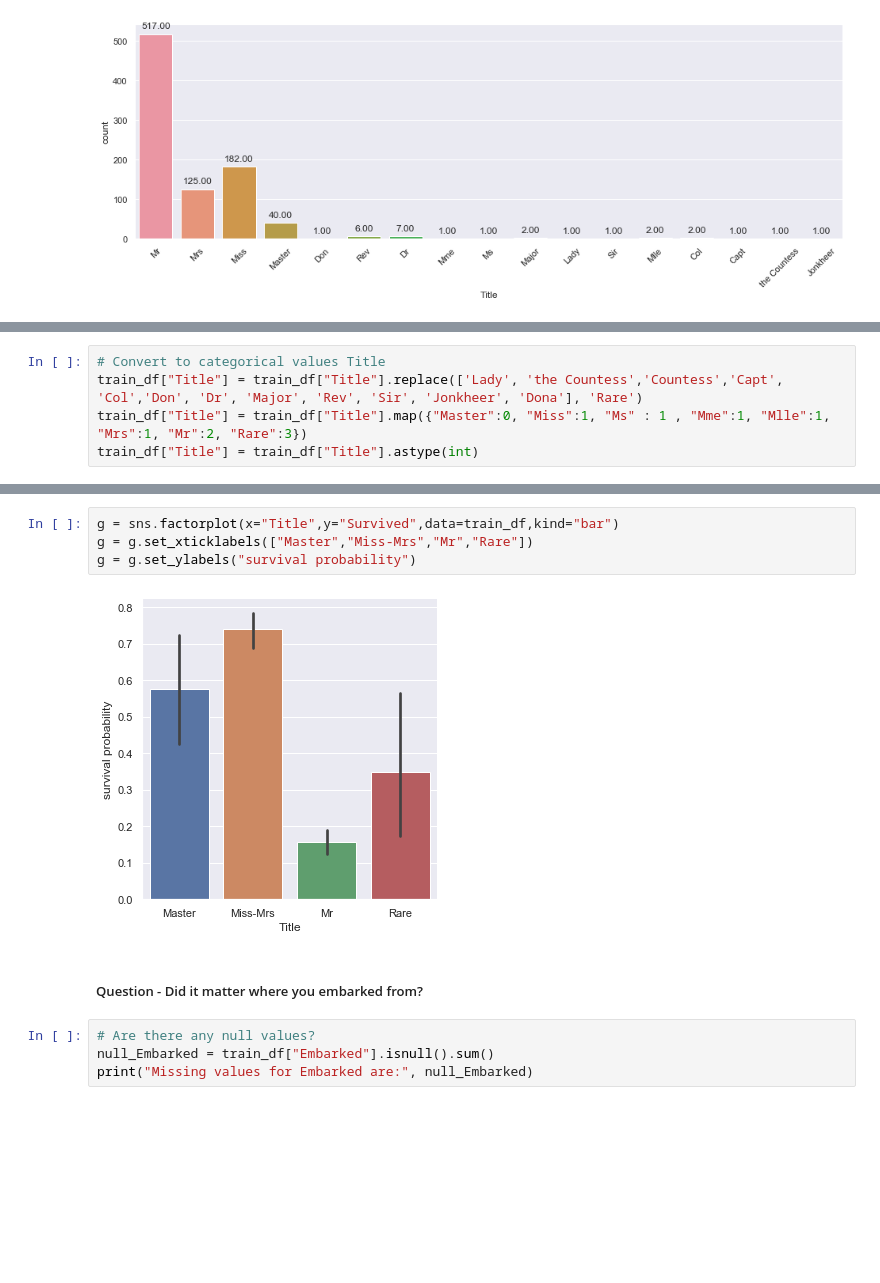
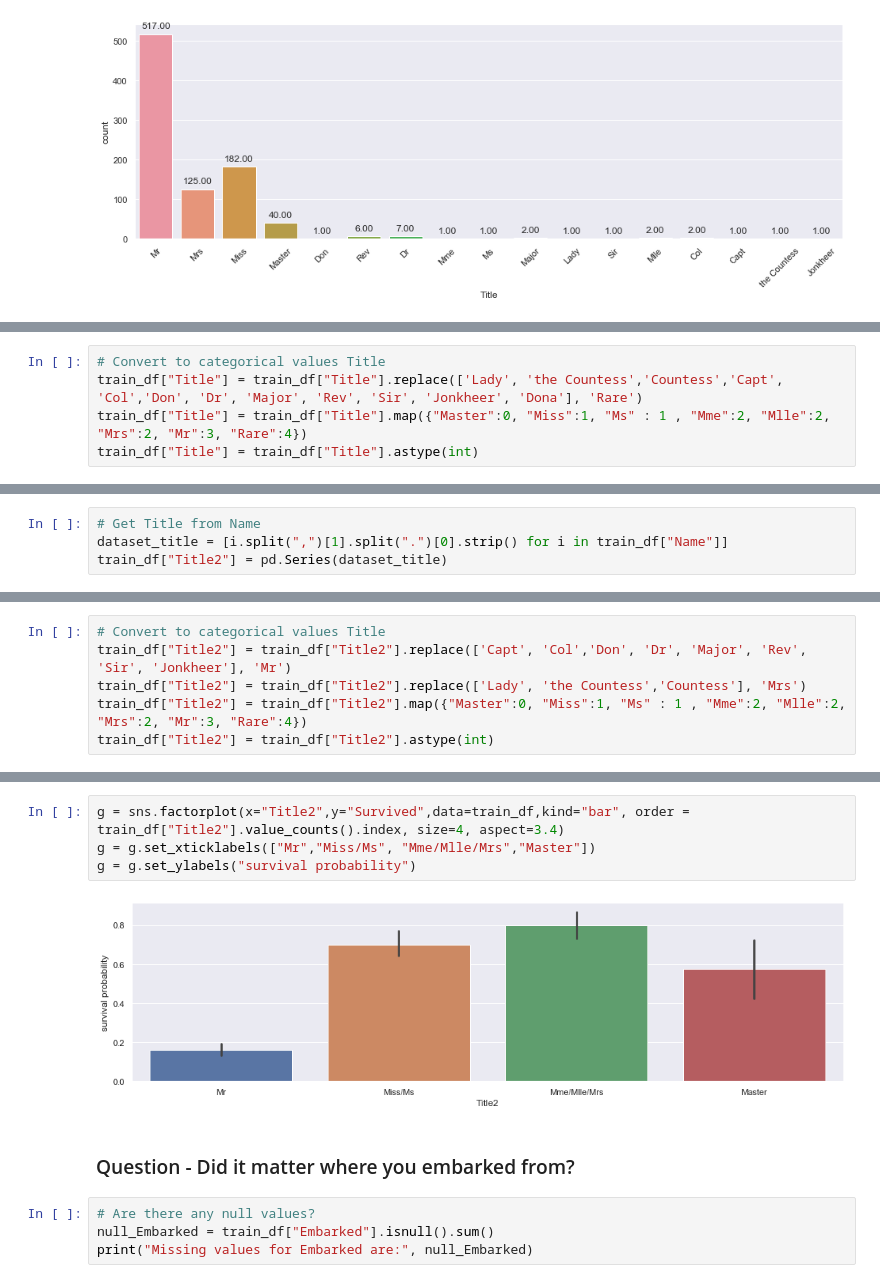
Before and after one commit to analyst8/titanic2020, a Jupyter notebook: titanic.ipynb, the cells around one changed output, grey strips where cells are left out. Cells and saved outputs as stored; diff of their text form; blank space fills up the shorter version.

```diff
--- a/titanic.ipynb
+++ b/titanic.ipynb
@@ -415,5 +398,5 @@ Group the following into Master
 # %%
 # Convert to categorical values Title
 train_df["Title"] = train_df["Title"].replace(['Lady', 'the Countess','Countess','Capt', 'Col','Don', 'Dr', 'Major', 'Rev', 'Sir', 'Jonkheer', 'Dona'], 'Rare')
-train_df["Title"] = train_df["Title"].map({"Master":0, "Miss":1, "Ms" : 1 , "Mme":1, "Mlle":1, "Mrs":1, "Mr":2, "Rare":3})
+train_df["Title"] = train_df["Title"].map({"Master":0, "Miss":1, "Ms" : 1 , "Mme":2, "Mlle":2, "Mrs":2, "Mr":3, "Rare":4})
 train_df["Title"] = train_df["Title"].astype(int)
@@ -424,0 +437,4 @@ g = g.set_xticklabels(["Master","Miss/Ms/Mme/Mlle/Mrs","Mr","Rare"])
+# %%
+# Get Title from Name
+dataset_title = [i.split(",")[1].split(".")[0].strip() for i in train_df["Name"]]
+train_df["Title2"] = pd.Series(dataset_title)
@@ -424,0 +475,6 @@ g = g.set_xticklabels(["Master","Miss/Ms/Mme/Mlle/Mrs","Mr","Rare"])
+# %%
+# Convert to categorical values Title
+train_df["Title2"] = train_df["Title2"].replace(['Capt', 'Col','Don', 'Dr', 'Major', 'Rev', 'Sir', 'Jonkheer'], 'Mr')
+train_df["Title2"] = train_df["Title2"].replace(['Lady', 'the Countess','Countess'], 'Mrs')
+train_df["Title2"] = train_df["Title2"].map({"Master":0, "Miss":1, "Ms" : 1 , "Mme":2, "Mlle":2, "Mrs":2, "Mr":3, "Rare":4})
+train_df["Title2"] = train_df["Title2"].astype(int)
@@ -425,11 +489,11 @@ g = g.set_xticklabels(["Master","Miss/Ms/Mme/Mlle/Mrs","Mr","Rare"])
 # %%
-g = sns.factorplot(x="Title",y="Survived",data=train_df,kind="bar")
-g = g.set_xticklabels(["Master","Miss-Mrs","Mr","Rare"])
+g = sns.factorplot(x="Title2",y="Survived",data=train_df,kind="bar", order = train_df["Title2"].value_counts().index, size=4, aspect=3.4)
+g = g.set_xticklabels(["Mr","Miss/Ms", "Mme/Mlle/Mrs","Master"])
 g = g.set_ylabels("survival probability")
 # %% [output]
-[figure, old version]
+[figure, new version]
 # %% [markdown]
-##### Question - Did it matter where you embarked from?
+### Question - Did it matter where you embarked from?
 # %%
 # Are there any null values?
 null_Embarked = train_df["Embarked"].isnull().sum()
```
Also changed, not shown: parts of 65 cells of this notebook.
